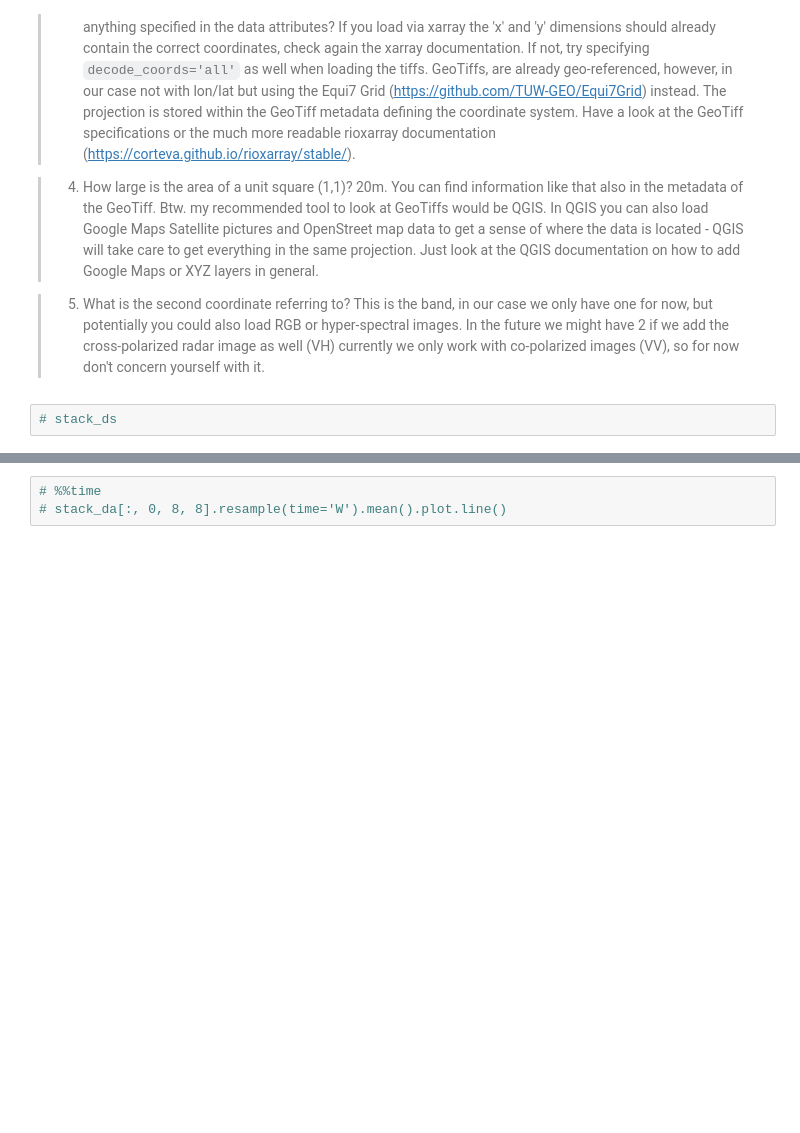
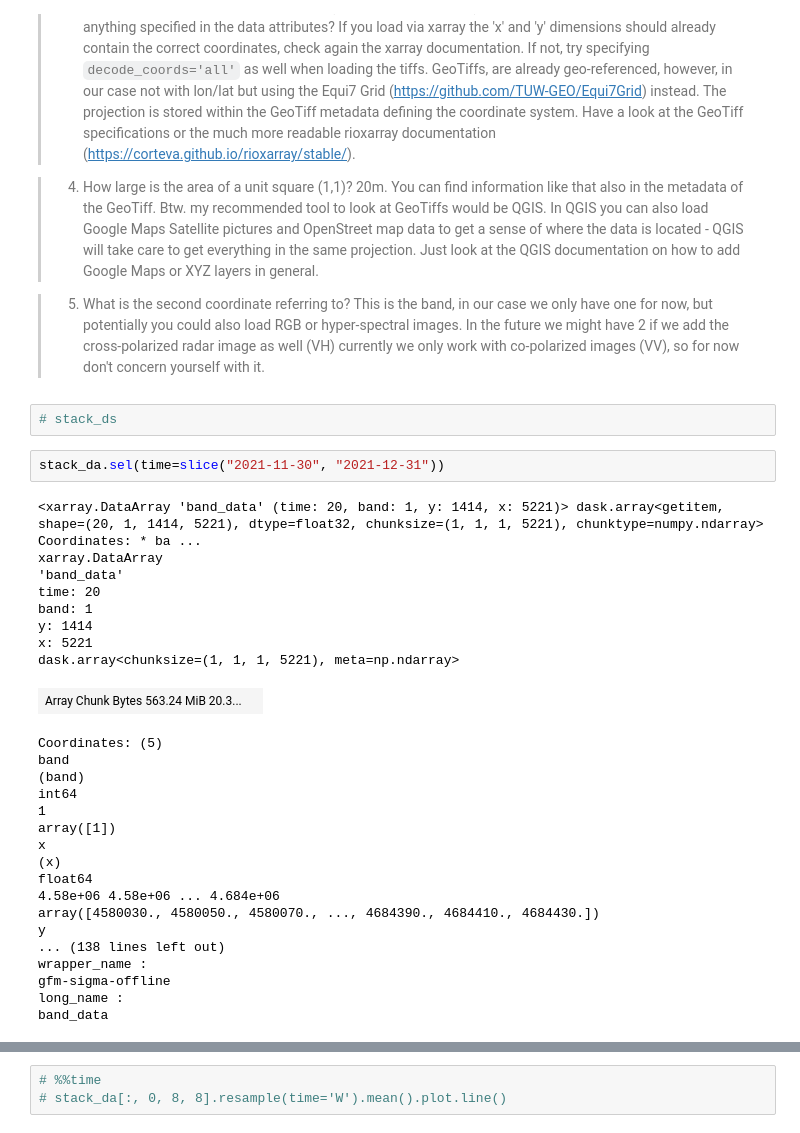
Before and after one commit to gentlerainsky/roughness-earth-observation, a Jupyter notebook: data_exploration.ipynb, the cells around one changed output, grey strips where cells are left out. Cells and saved outputs as stored; diff of their text form; blank space fills up the shorter version.

```diff
--- a/data_exploration.ipynb
+++ b/data_exploration.ipynb
@@ -199,3 +220,32 @@ If you load via xarray the 'x' and 'y' dimensions should already contain the cor
 This is the band, in our case we only have one for now, but potentially you could also load RGB or hyper-spectral images. In the future we might have 2 if we add the cross-polarized radar image as well (VH) currently we only work with co-polarized images (VV), so for now don't concern yourself with it.
 # %%
 # stack_ds
+# %%
+stack_da.sel(time=slice("2021-11-30", "2021-12-31"))
+# %% [output]
+<xarray.DataArray 'band_data' (time: 20, band: 1, y: 1414, x: 5221)> dask.array<getitem, shape=(20, 1, 1414, 5221), dtype=float32, chunksize=(1, 1, 1, 5221), chunktype=numpy.ndarray> Coordinates: * ba ...
+xarray.DataArray
+'band_data'
+time: 20
+band: 1
+y: 1414
+x: 5221
+dask.array<chunksize=(1, 1, 1, 5221), meta=np.ndarray>
+| Array Chunk Bytes 563.24 MiB 20.3... |  |
+Coordinates: (5)
+band
+(band)
+int64
+1
+array([1])
+x
+(x)
+float64
+4.58e+06 4.58e+06 ... 4.684e+06
+array([4580030., 4580050., 4580070., ..., 4684390., 4684410., 4684430.])
+y
+... (138 lines left out)
+wrapper_name :
+gfm-sigma-offline
+long_name :
+band_data
```
Also changed, not shown: parts of 20 cells of this notebook, 6 other files.
